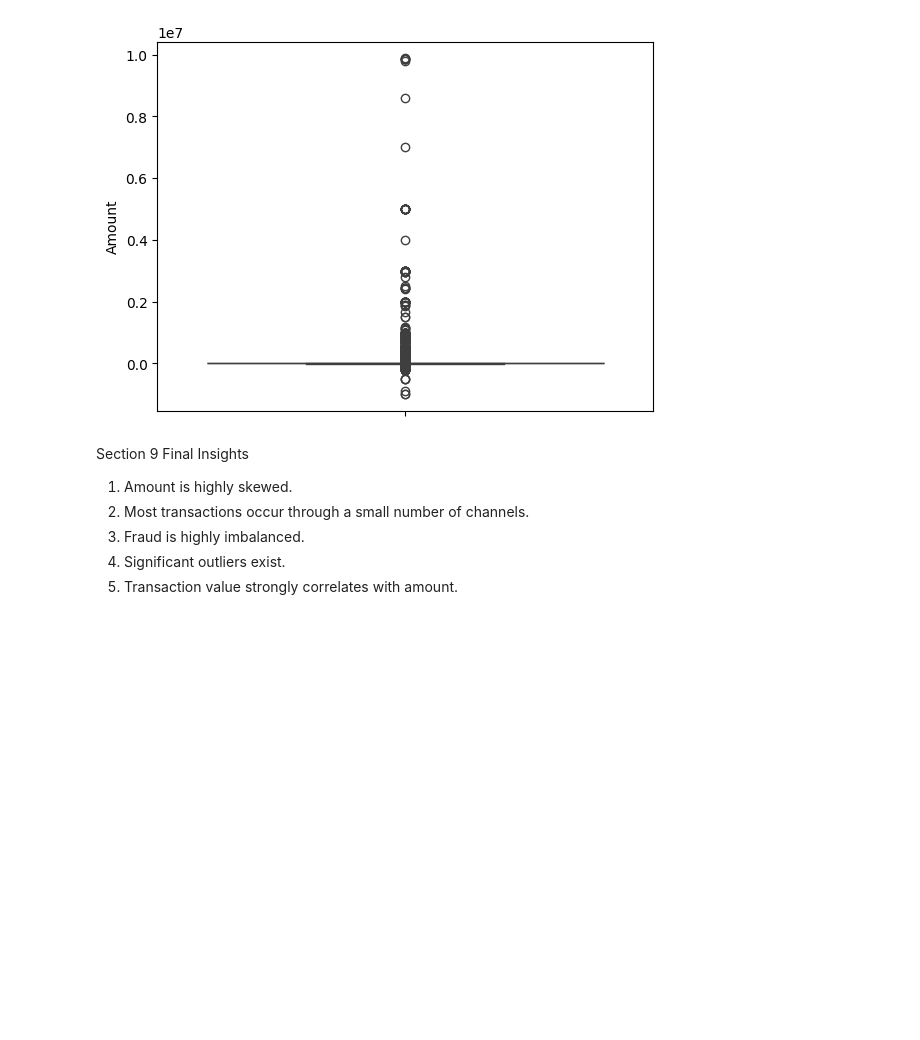
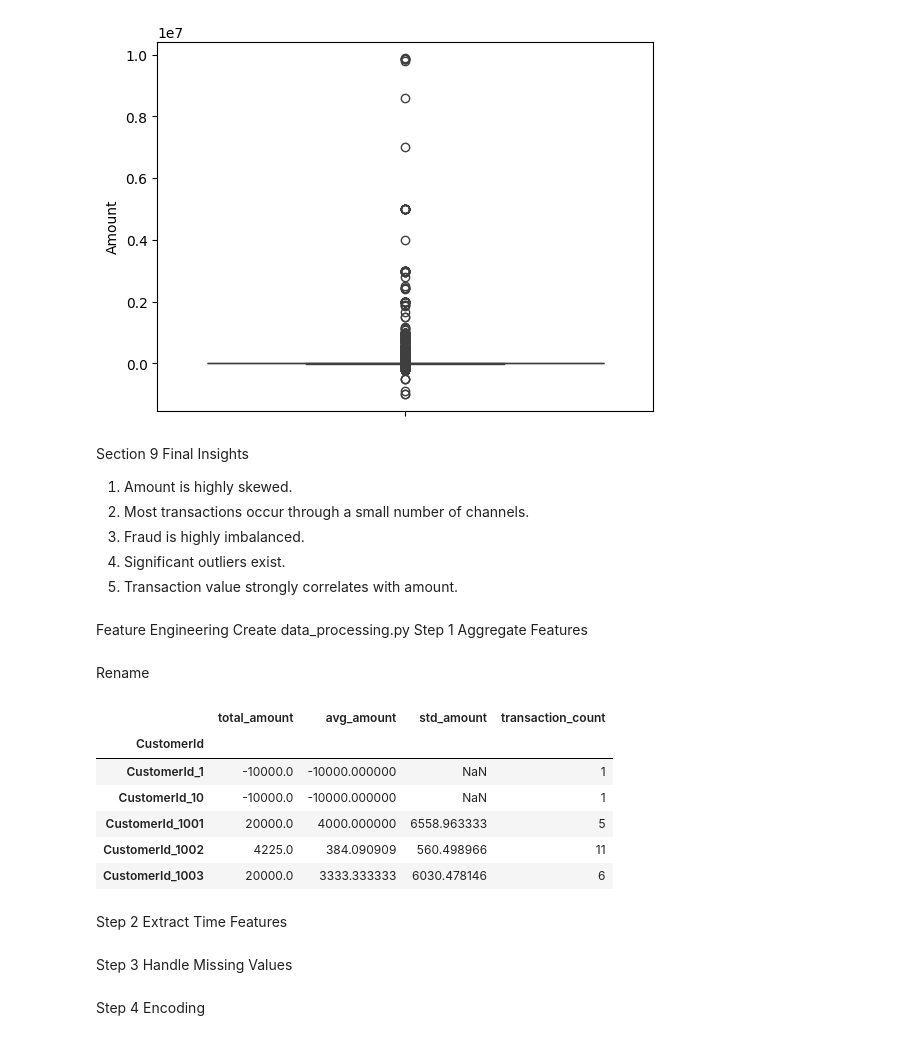
Before and after one commit to Sosna-mehrete/credit-risk-model, a Jupyter notebook: notebooks/eda.ipynb, the cells around one changed output. Saved outputs shown, nothing was run; the diff lists cells and outputs as text; code cells hidden in the pictures; blank space fills up the shorter version.

Commit message:
Complete Task 3: Feature Engineering Pipeline

```diff
--- a/notebooks/eda.ipynb
+++ b/notebooks/eda.ipynb
@@ -117,3 +117,33 @@ Section 9 Final Insights
 3. Fraud is highly imbalanced.
 4. Significant outliers exist.
 5. Transaction value strongly correlates with amount.
+# %% [markdown]
+Feature Engineering
+Create data_processing.py
+Step 1 Aggregate Features
+# %%
+customer_features = df.groupby("CustomerId").agg({
+    "Amount":["sum","mean","std"],
+    "TransactionId":"count"
+})
+# %% [markdown]
+Rename
+# %%
+customer_features.columns = [
+    "total_amount",
+    "avg_amount",
+    "std_amount",
+    "transaction_count"
+]
+# %%
+customer_features.head()
+# %% [output]
+|  | total_amount | avg_amount | std_amount | transaction_count |
+| CustomerId |  |  |  |  |
+| CustomerId_1 | -10000.0 | -10000.000000 | NaN | 1 |
+| CustomerId_10 | -10000.0 | -10000.000000 | NaN | 1 |
+| CustomerId_1001 | 20000.0 | 4000.000000 | 6558.963333 | 5 |
+| CustomerId_1002 | 4225.0 | 384.090909 | 560.498966 | 11 |
+| CustomerId_1003 | 20000.0 | 3333.333333 | 6030.478146 | 6 |
+# %% [markdown]
+Step 2 Extract Time Features
@@ -119,0 +159,2 @@ Section 9 Final Insights
+# %% [markdown]
+Step 3 Handle Missing Values
@@ -119,0 +166,2 @@ Section 9 Final Insights
+# %% [markdown]
+Step 4 Encoding
```
Also changed, not shown: parts of 13 cells of this notebook.
